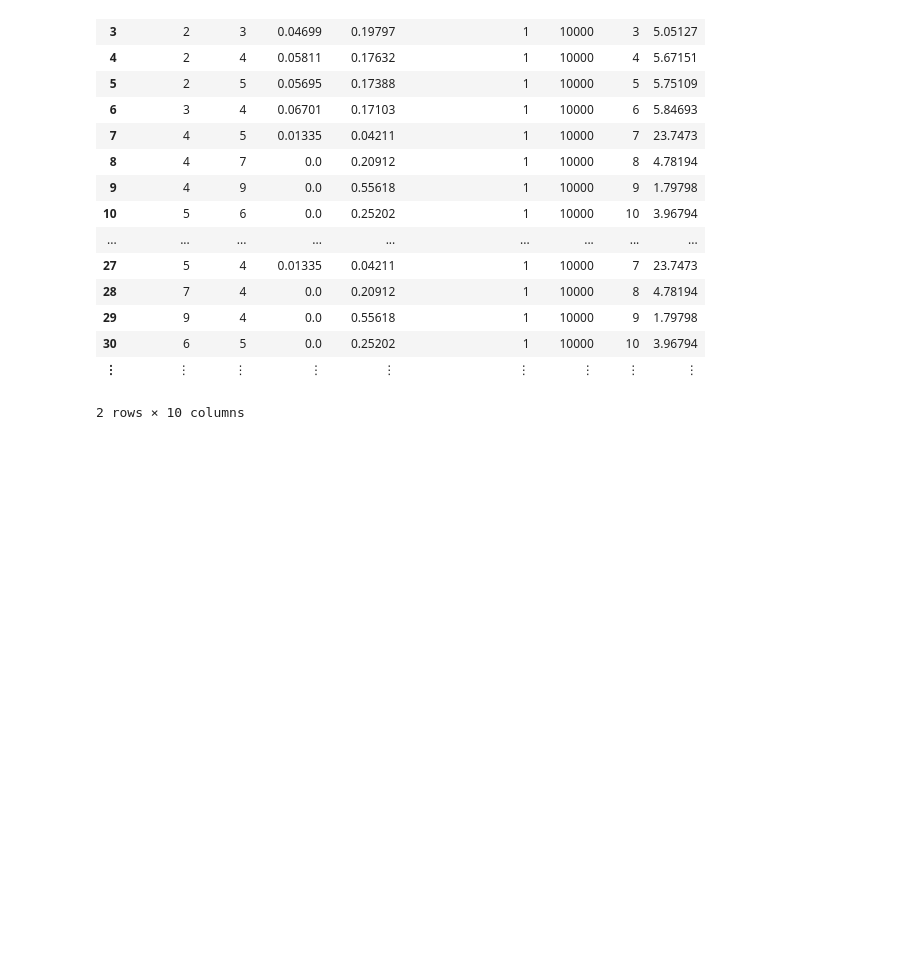
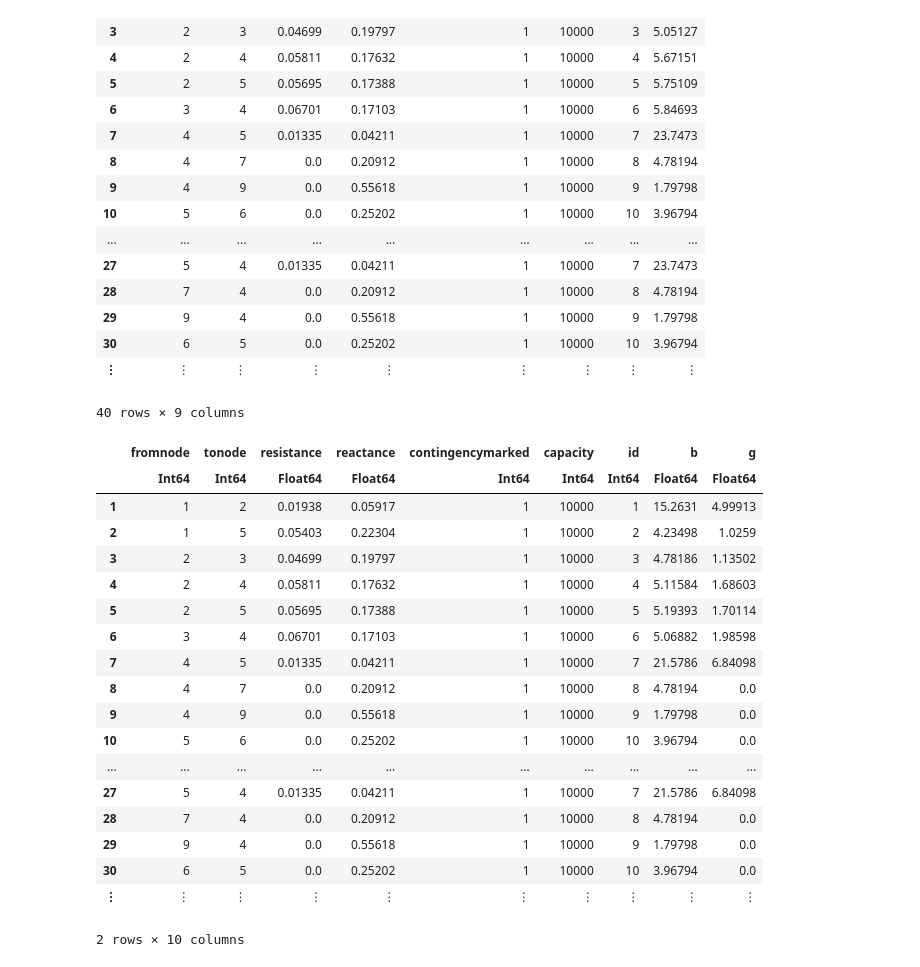
Before and after one commit to Power-Systems-Optimization-Course/power-systems-optimization, a Jupyter notebook: Notebooks/06-Optimal-Power-Flow.ipynb, the cells around one changed output. Saved outputs shown, nothing was run; the diff lists cells and outputs as text; code cells hidden in the pictures; blank space fills up the shorter version.

```diff
--- a/Notebooks/06-Optimal-Power-Flow.ipynb
+++ b/Notebooks/06-Optimal-Power-Flow.ipynb
@@ -680,6 +689,31 @@ lines
 | 29 | 9 | 4 | 0.0 | 0.55618 | 1 | 10000 | 9 | 1.79798 |
 | 30 | 6 | 5 | 0.0 | 0.25202 | 1 | 10000 | 10 | 3.96794 |
 | ⋮ | ⋮ | ⋮ | ⋮ | ⋮ | ⋮ | ⋮ | ⋮ | ⋮ |
+# %%
+lines.b = lines.reactance ./ (lines.reactance.^2 + lines.resistance.^2);
+lines.g = lines.resistance ./ (lines.reactance.^2 + lines.resistance.^2);
+# %%
+lines
+# %% [output]
+40 rows × 9 columns
+|  | fromnode | tonode | resistance | reactance | contingencymarked | capacity | id | b | g |
+|  | Int64 | Int64 | Float64 | Float64 | Int64 | Int64 | Int64 | Float64 | Float64 |
+| 1 | 1 | 2 | 0.01938 | 0.05917 | 1 | 10000 | 1 | 15.2631 | 4.99913 |
+| 2 | 1 | 5 | 0.05403 | 0.22304 | 1 | 10000 | 2 | 4.23498 | 1.0259 |
+| 3 | 2 | 3 | 0.04699 | 0.19797 | 1 | 10000 | 3 | 4.78186 | 1.13502 |
+| 4 | 2 | 4 | 0.05811 | 0.17632 | 1 | 10000 | 4 | 5.11584 | 1.68603 |
+| 5 | 2 | 5 | 0.05695 | 0.17388 | 1 | 10000 | 5 | 5.19393 | 1.70114 |
+| 6 | 3 | 4 | 0.06701 | 0.17103 | 1 | 10000 | 6 | 5.06882 | 1.98598 |
+| 7 | 4 | 5 | 0.01335 | 0.04211 | 1 | 10000 | 7 | 21.5786 | 6.84098 |
+| 8 | 4 | 7 | 0.0 | 0.20912 | 1 | 10000 | 8 | 4.78194 | 0.0 |
+| 9 | 4 | 9 | 0.0 | 0.55618 | 1 | 10000 | 9 | 1.79798 | 0.0 |
+| 10 | 5 | 6 | 0.0 | 0.25202 | 1 | 10000 | 10 | 3.96794 | 0.0 |
+| ... | ... | ... | ... | ... | ... | ... | ... | ... | ... |
+| 27 | 5 | 4 | 0.01335 | 0.04211 | 1 | 10000 | 7 | 21.5786 | 6.84098 |
+| 28 | 7 | 4 | 0.0 | 0.20912 | 1 | 10000 | 8 | 4.78194 | 0.0 |
+| 29 | 9 | 4 | 0.0 | 0.55618 | 1 | 10000 | 9 | 1.79798 | 0.0 |
+| 30 | 6 | 5 | 0.0 | 0.25202 | 1 | 10000 | 10 | 3.96794 | 0.0 |
+| ⋮ | ⋮ | ⋮ | ⋮ | ⋮ | ⋮ | ⋮ | ⋮ | ⋮ | ⋮ |
 # %%
 gens
 # %% [output]
```
Also changed, not shown: parts of 6 cells of this notebook.
